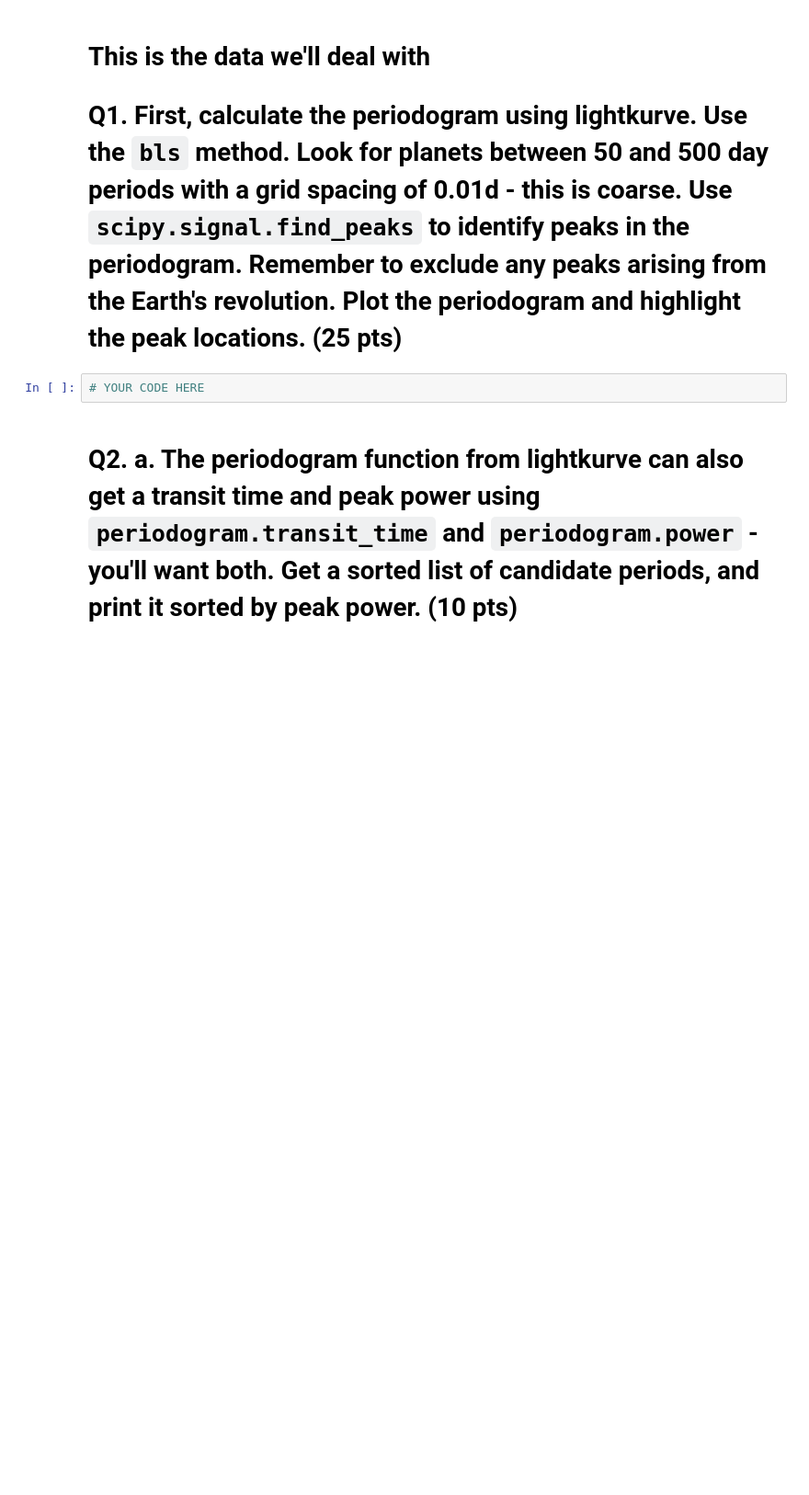
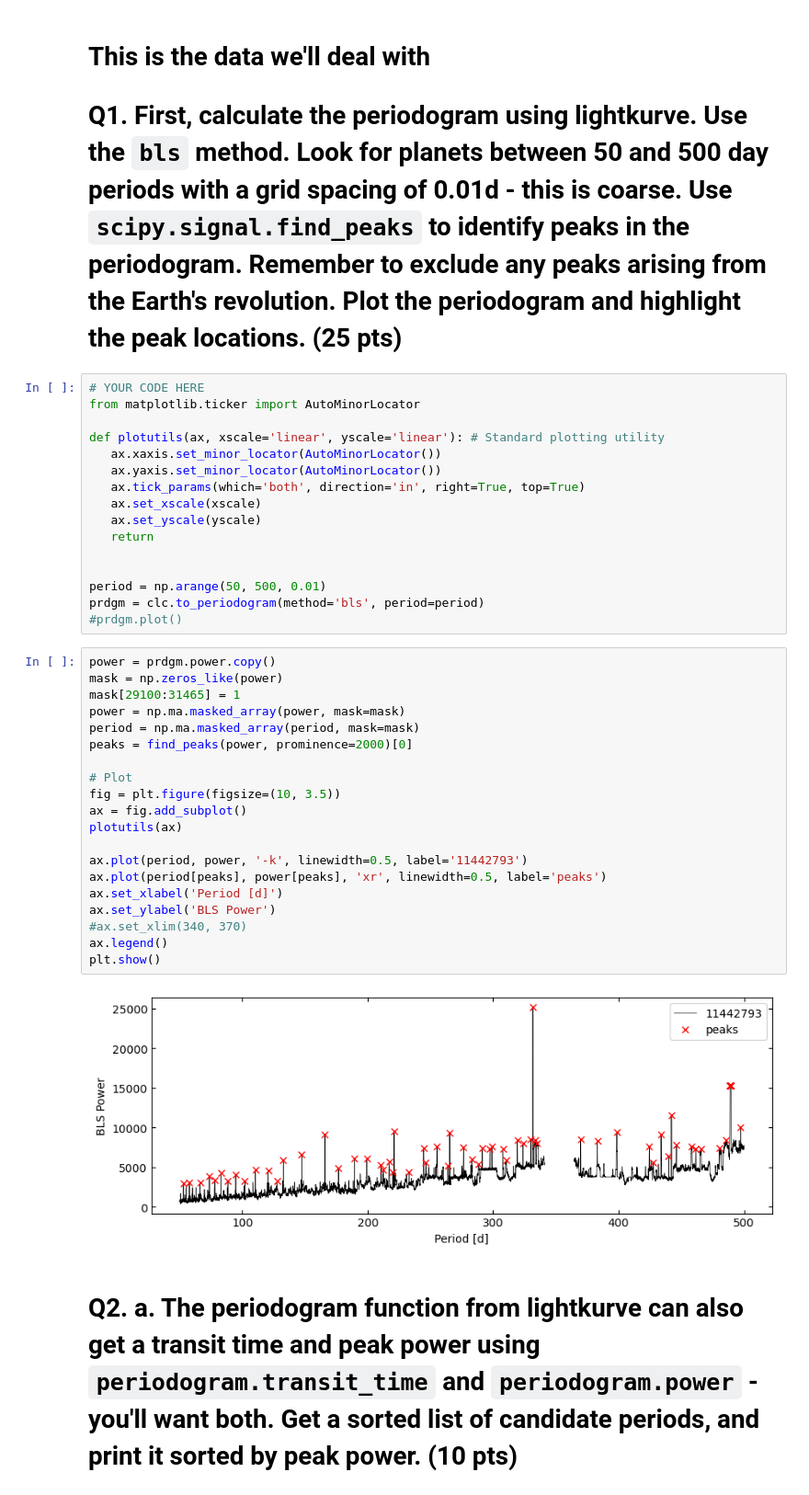
Before and after one commit to gnarayan/ast596_2023_Spring, a Jupyter notebook: homework/LiamNolan/05/hw05.ipynb, the cells around one changed output. Shown: that part at 92% size. Drawn from its saved outputs; the diff is of its cells as text; blank space fills up the shorter version.

```diff
--- a/homework/LiamNolan/05/hw05.ipynb
+++ b/homework/LiamNolan/05/hw05.ipynb
@@ -94,7 +72,43 @@ clc.scatter();
 # This is the data we'll deal with
 
 # Q1. First, calculate the periodogram using lightkurve. Use the `bls` method. Look for planets between 50 and 500 day periods with a grid spacing of 0.01d - this is coarse. Use `scipy.signal.find_peaks` to identify peaks in the periodogram. Remember to exclude any peaks arising from the Earth's revolution. Plot the periodogram and highlight the peak locations. (25 pts)
-# %%
-# YOUR CODE HERE
+# %%
+# YOUR CODE HERE
+from matplotlib.ticker import AutoMinorLocator
+
+def plotutils(ax, xscale='linear', yscale='linear'): # Standard plotting utility
+   ax.xaxis.set_minor_locator(AutoMinorLocator())
+   ax.yaxis.set_minor_locator(AutoMinorLocator())
+   ax.tick_params(which='both', direction='in', right=True, top=True)
+   ax.set_xscale(xscale)
+   ax.set_yscale(yscale)
+   return
+
+
+period = np.arange(50, 500, 0.01)
+prdgm = clc.to_periodogram(method='bls', period=period)
+#prdgm.plot()
+# %%
+power = prdgm.power.copy()
+mask = np.zeros_like(power)
+mask[29100:31465] = 1
+power = np.ma.masked_array(power, mask=mask)
+period = np.ma.masked_array(period, mask=mask)
+peaks = find_peaks(power, prominence=2000)[0]
+
+# Plot
+fig = plt.figure(figsize=(10, 3.5))
+ax = fig.add_subplot()
+plotutils(ax)
+
+ax.plot(period, power, '-k', linewidth=0.5, label='11442793')
+ax.plot(period[peaks], power[peaks], 'xr', linewidth=0.5, label='peaks')
+ax.set_xlabel('Period [d]')
+ax.set_ylabel('BLS Power')
+#ax.set_xlim(340, 370)
+ax.legend()
+plt.show()
+# %% [output]
+[figure, added]
 # %% [markdown]
 # Q2. a. The periodogram function from lightkurve can also get a transit time and peak power using `periodogram.transit_time` and `periodogram.power` - you'll want both. Get a sorted list of candidate periods, and print it sorted by peak power. (10 pts)
```
Also changed, not shown: parts of 14 cells of this notebook.
